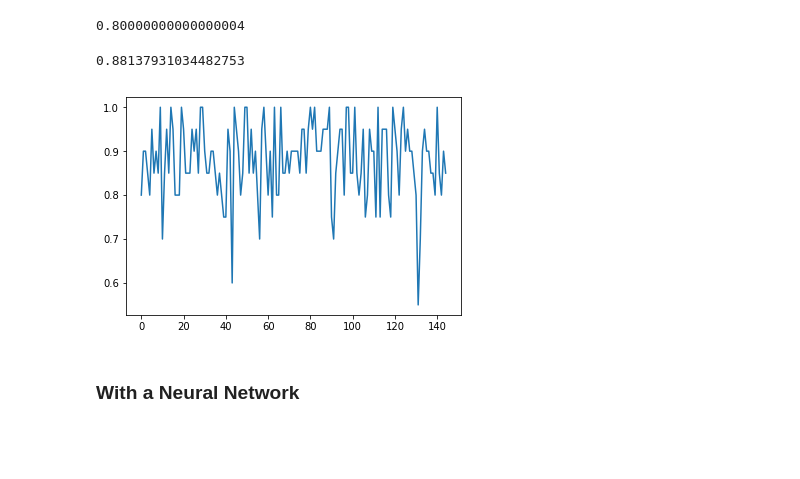
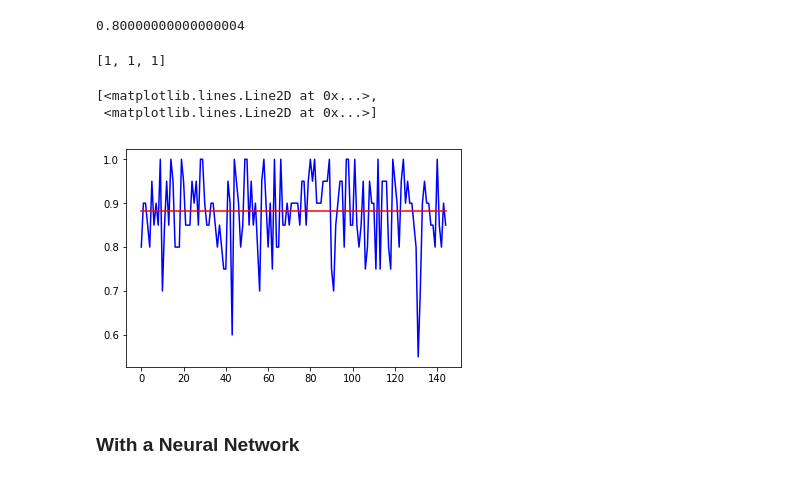
Before and after one commit to harrislin2018/LVQuan18, a Jupyter notebook: Main.ipynb, the cells around one changed output. Cells and saved outputs as stored; diff of their text form; code cells hidden in the pictures; blank space fills up the shorter version.

```diff
--- a/Main.ipynb
+++ b/Main.ipynb
@@ -228,3 +230,9 @@ folds = n_folds_split(145, 5)
+# %%
+rng = np.random.RandomState(42)
+idxs = np.arange(145)
+rng.shuffle(idxs)
+trn_idxs, test_idx = idxs[:110], idxs[110:]
+folds = n_folds_split(trn_idxs, 5)
 # %% [markdown]
 ## Phase Identification
 # %% [markdown]
@@ -252,16 +260,21 @@ areas.shape
 acc(phase_finder(areas[i*20:(i+1)*20]), lv_phase[i*20:(i+1)*20])
 # %% [output]
 0.80000000000000004
+# %%
+3*[1]
+# %% [output]
+[1, 1, 1]
 # %%
 res_tot = []
 for i in range(145):
     idxs = np.arange(i*20,(i+1)*20)
     res_tot.append(acc(phase_finder(areas[idxs]), lv_phase[idxs]))
-plt.plot(res_tot)
-np.mean(res_tot)
+m= np.mean(res_tot)
+plt.plot(res_tot, 'b', 145*[m], 'r')
 # %% [output]
-0.88137931034482753
+[<matplotlib.lines.Line2D at 0x...>,
+ <matplotlib.lines.Line2D at 0x...>]
-[figure, old version]
+[figure, new version]
 # %% [markdown]
 ### With a Neural Network
 # %%
```
Also changed, not shown: parts of 17 cells of this notebook.
